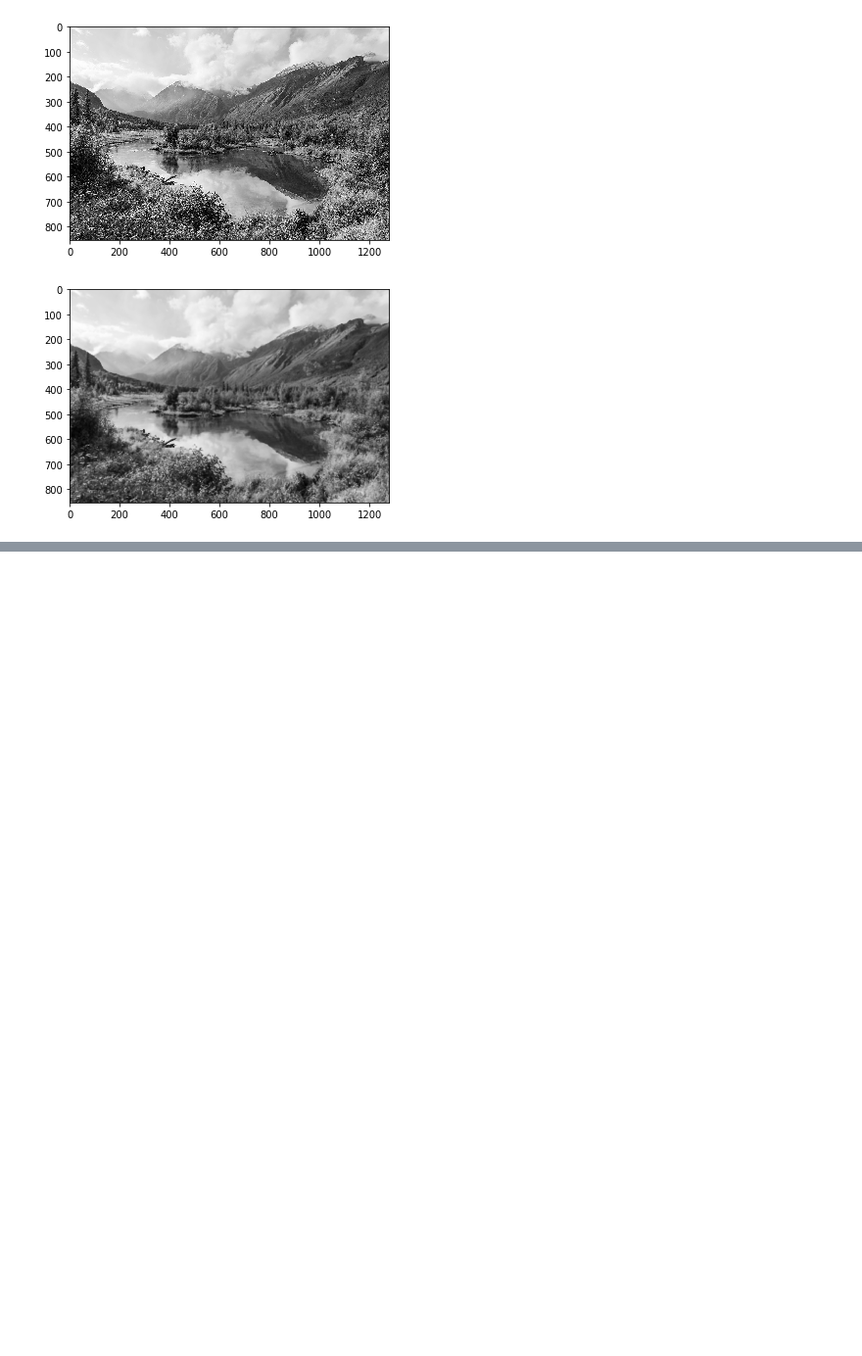
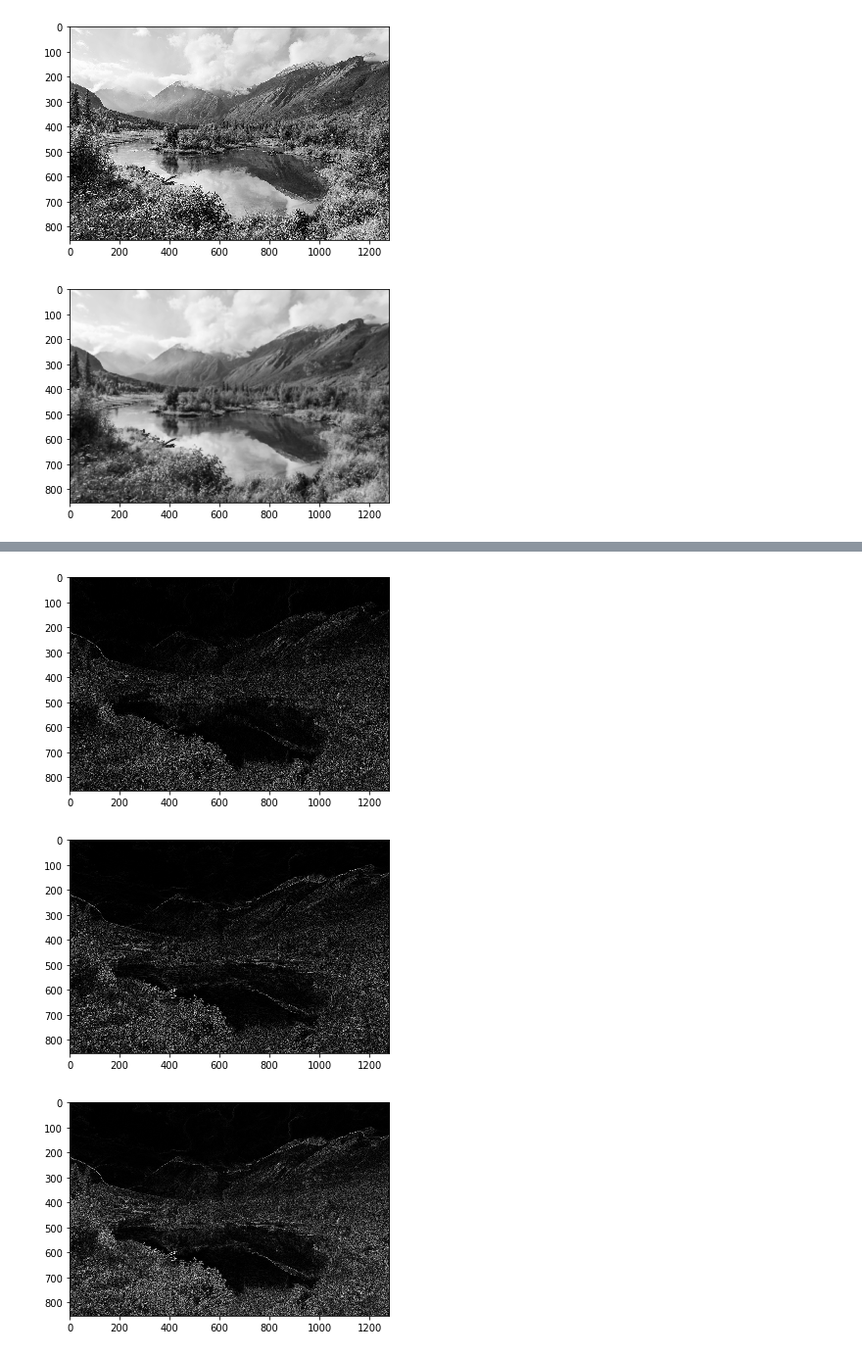
Before and after one commit to CVLAB-Unibo/ComputerVisionImageProcessing-LabSessions, a Jupyter notebook: LabSession4/LabSession4-ExercisesSolutions.ipynb, the cells around one changed output, grey strips where cells are left out. Shown at 98% size. Cells and saved outputs as stored; diff of their text form; code cells hidden in the pictures; blank space fills up the shorter version.

```diff
--- a/LabSession4/LabSession4-ExercisesSolutions.ipynb
+++ b/LabSession4/LabSession4-ExercisesSolutions.ipynb
@@ -356,0 +377,39 @@ plt.show()
+# %%
+import cv2
+import numpy as np
+from matplotlib import pyplot as plt
+
+img = cv2.imread("ex/landscape.jpg",cv2.IMREAD_GRAYSCALE)
+
+# Defining sobel kernels
+sobel_kernel_x = np.array([
+            [-1,0,1],
+            [-2,0,2],
+            [-1,0,1]])*1/4
+
+sobel_kernel_y = np.array([
+            [-1,-2,-1],
+            [0,0,0],
+            [1,2,1]])*1/4
+
+# Finding dx
+# We apply the correlation instead of the convolution because we just need the absoulte values of the derivate.
+dx = cv2.filter2D(img.astype(float),-1,sobel_kernel_x)
+dx = np.abs(dx)
+plt.imshow(dx,cmap='gray',vmin=0,vmax=255)
+plt.show()
+
+# Finding dy
+dy = cv2.filter2D(img.astype(float),-1,sobel_kernel_y)
+dy = np.abs(dy)
+plt.imshow(dy,cmap='gray',vmin=0,vmax=255)
+plt.show()
+
+# Finding gradient module pixel-wise
+sobel = np.maximum(dx,dy)
+plt.imshow(sobel,cmap='gray',vmin=0,vmax=255)
+plt.show()
+# %% [output]
+[figure, added]
+[figure, added]
+[figure, added]
```
Also changed, not shown: parts of 5 cells of this notebook, 1 other file.
